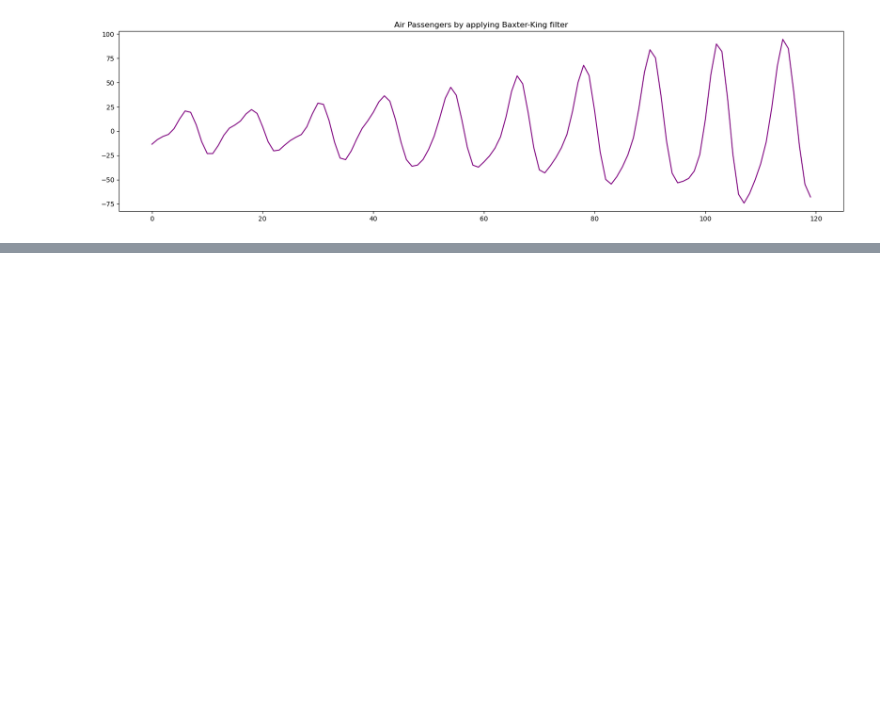
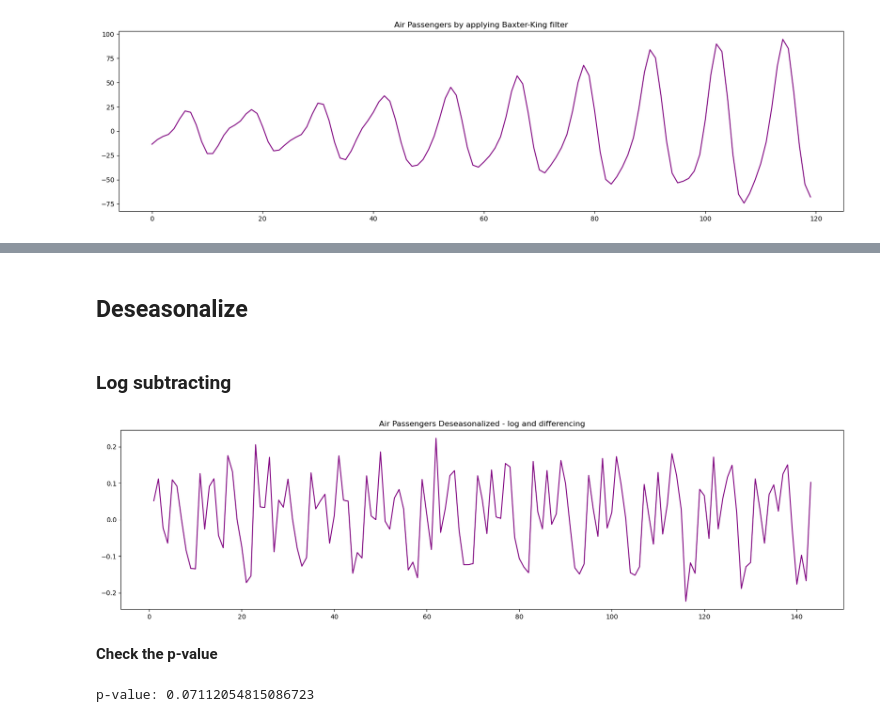
Before and after one commit to neemiasbsilva/datascience-portfolio, a Jupyter notebook: forecasting/notebooks/01_NBS_eda.ipynb, the cells around one changed output, grey strips where cells are left out. Saved outputs shown, nothing was run; the diff lists cells and outputs as text; code cells hidden in the pictures; blank space fills up the shorter version.

```diff
--- a/forecasting/notebooks/01_NBS_eda.ipynb
+++ b/forecasting/notebooks/01_NBS_eda.ipynb
@@ -221,0 +268,52 @@ plot_detrend(detrend, title="Air Passengers by applying Baxter-King filter")
+# %% [markdown]
+## Deseasonalize
+# %%
+def deseasonalized(df: pd.DataFrame, method="log_subtracting", decomposition=None):
+    """This function return the deseasonalized time series feature
+
+    Args:
+        df (pd.DataFrame): dataframe
+        method (str, optional): type of technique utilized for doing the deseasonality. Defaults to "log_subtracting".
+        decomposition (_type_, optional): if the technique is decomposition, so this parameter will be not None. Defaults to None.
+
+    Returns:
+        np.ndarray: Deseasonalized array
+    """
+    if (method == "powered_transformed"):
+        powered_df = pd.DataFrame(df["#Passengers"].apply(lambda x: x ** 0.5))
+        powered_differencing = powered_df - powered_df.shift()
+        deseas = powered_differencing
+    elif (method == "div_decomposition" and decomposition is not None):
+        deseas = df["#Passengers"].values / decomposition.seasonal
+    else:
+        log_df = pd.DataFrame(df["#Passengers"].apply(lambda x: np.log(x)))
+        log_differencing = log_df - log_df.shift()
+        deseas = log_differencing
+    return deseas
+
+
+def plot_deseasonalized(deseas, title=''):
+    """This function plot the deseasonality result
+
+    Args:
+        deseas (np.ndarray): Deseasonality of the sereies
+        title (str, optional): Title of the plot. Defaults to ''.
+    """
+    plt.figure(figsize=(20, 5), dpi=100)
+    plt.plot(deseas, color="purple")
+    plt.gca().set(title=title)
+    plt.show()
+# %% [markdown]
+### Log subtracting
+# %%
+deseas = deseasonalized(df)
+plot_deseasonalized(deseas, title="Air Passengers Deseasonalized - log and differencing")
+# %% [output]
+[figure, added]
+# %% [markdown]
+**Check the p-value**
+# %%
+adf_test = adfuller(deseas.dropna())
+print(f"p-value: {adf_test[1]}")
+# %% [output]
+p-value: 0.07112054815086723
```
Also changed, not shown: parts of 16 cells of this notebook.
